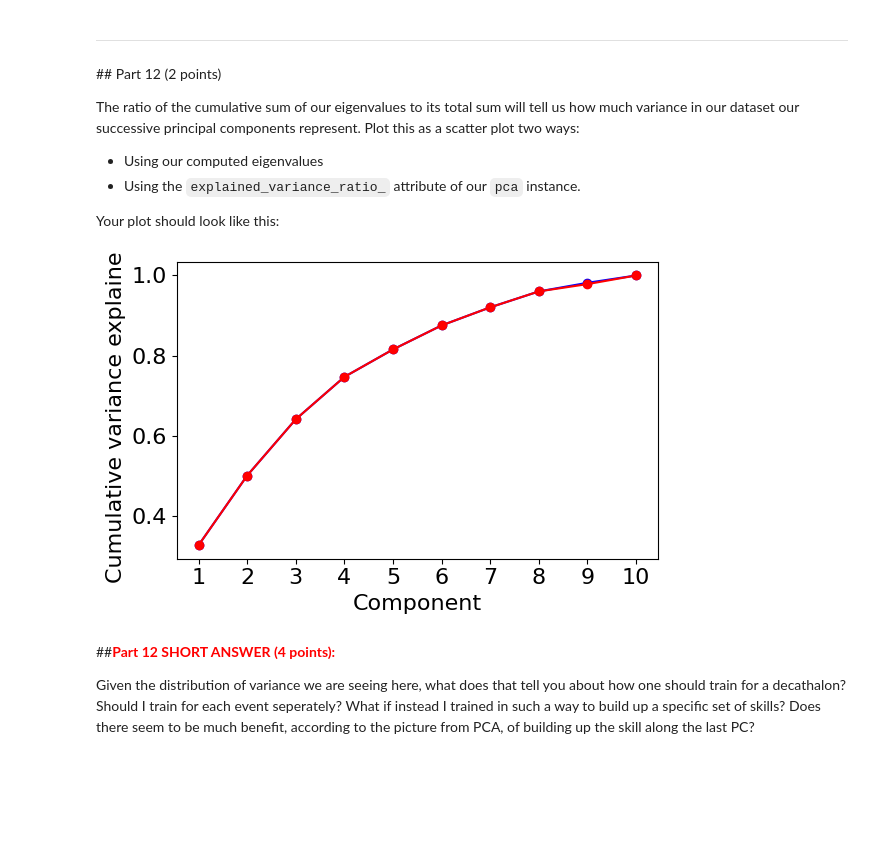
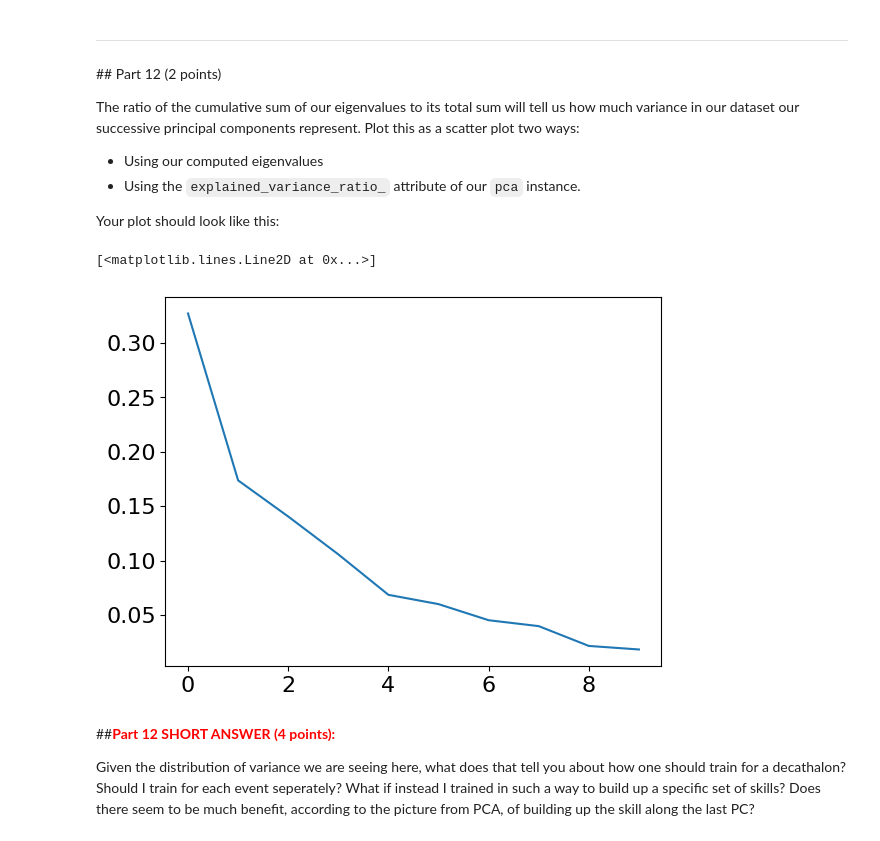
Before and after one commit to Urvi-M/BE559, a Jupyter notebook: Homework4_part1_V2.ipynb, the cells around one changed output. Cells and saved outputs as stored; diff of their text form; code cells hidden in the pictures; blank space fills up the shorter version.

```diff
--- a/Homework4_part1_V2.ipynb
+++ b/Homework4_part1_V2.ipynb
@@ -258,10 +258,12 @@ The ratio of the cumulative sum of our eigenvalues to its total sum will tell us
 * Using the `explained_variance_ratio_` attribute of our `pca` instance.
 
 Your plot should look like this:
-# %%
-plt.scatter()
-# %% [output]
-[figure, removed]
+# %%
+# plt.scatter(,range(len(pca.components_)))
+plt.plot(range(len(pca.components_)),pca.explained_variance_ratio_)
+# %% [output]
+[<matplotlib.lines.Line2D at 0x...>]
+[figure, added]
 # %% [markdown]
 ##<font color='red'>**Part 12 SHORT ANSWER (4 points):**
 
```
